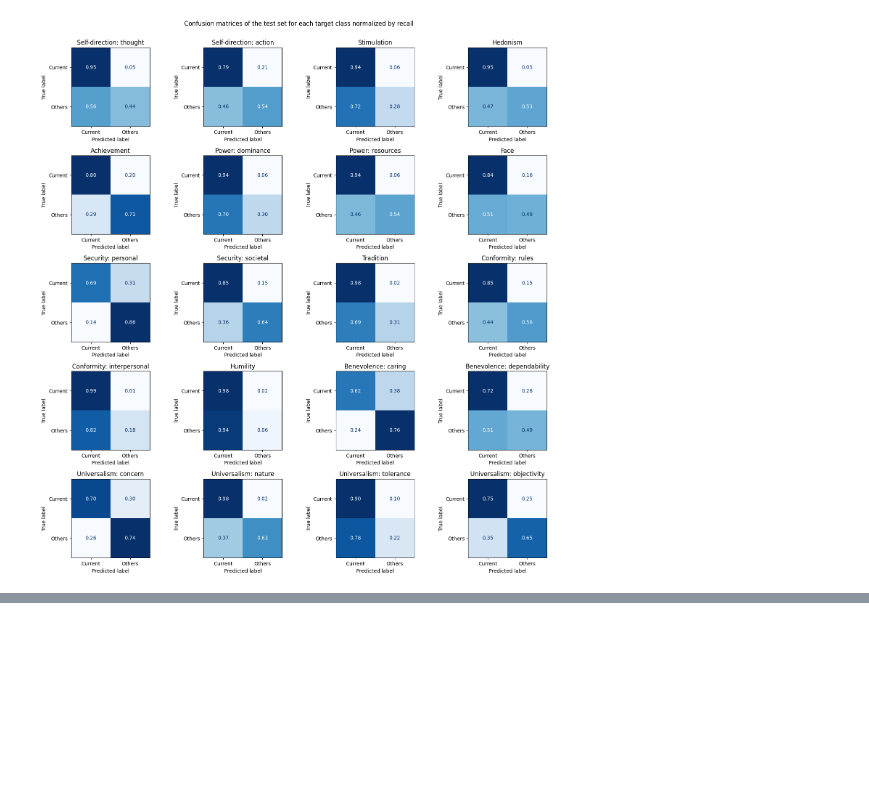
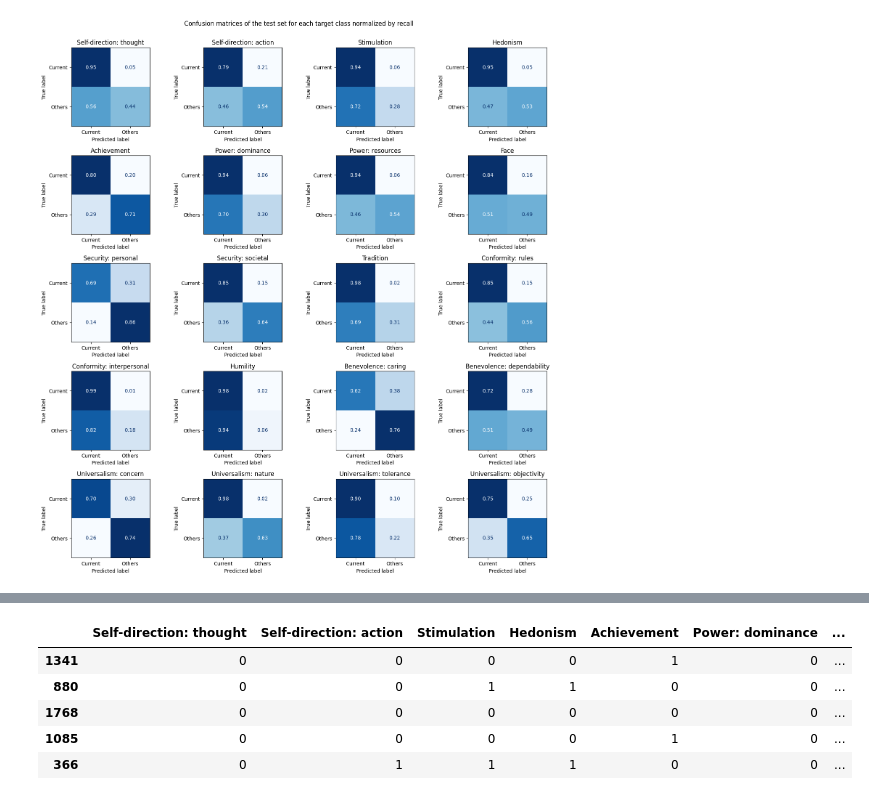
Before and after one commit to RiccardoSpolaor/NLP-project, a Jupyter notebook: 04 Main Model.ipynb, the cells around one changed output, grey strips where cells are left out. Drawn from its saved outputs; the diff is of its cells as text; code cells hidden in the pictures; blank space fills up the shorter version.

```diff
--- a/04 Main Model.ipynb
+++ b/04 Main Model.ipynb
@@ -378,0 +400,9 @@ plot_confusion_matrices(y_true, y_pred, TARGETS, 'test', normalize_by='recall')
+# %%
+worst_predicted_instances_targets.head()
+# %% [output]
+|  | Self-direction: thought | Self-direction: action | Stimulation | Hedonism | Achievement | Power: dominance | ... |
+| 1341 | 0 | 0 | 0 | 0 | 1 | 0 | ... |
+| 880 | 0 | 0 | 1 | 1 | 0 | 0 | ... |
+| 1768 | 0 | 0 | 0 | 0 | 0 | 0 | ... |
+| 1085 | 0 | 0 | 0 | 0 | 1 | 0 | ... |
+| 366 | 0 | 1 | 1 | 1 | 0 | 0 | ... |
```
Also changed, not shown: parts of 8 cells of this notebook, 2 other files.
